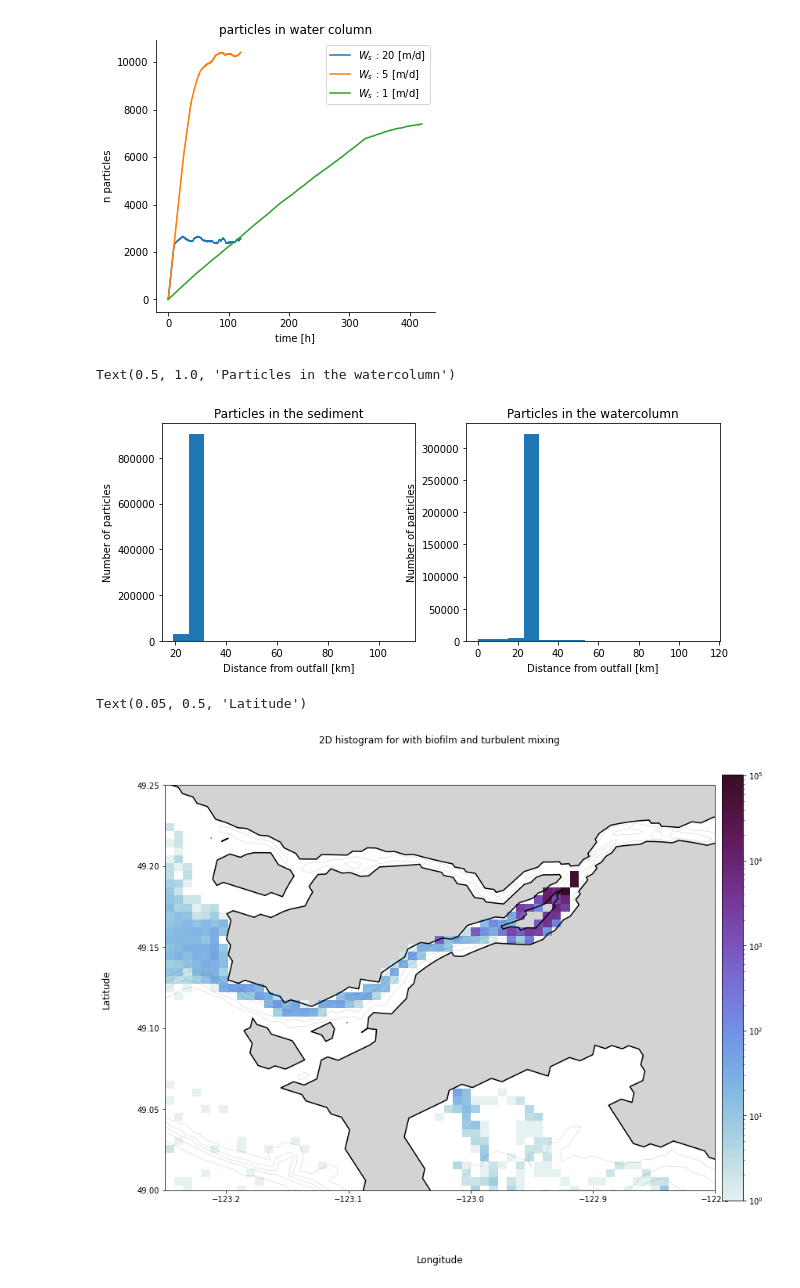
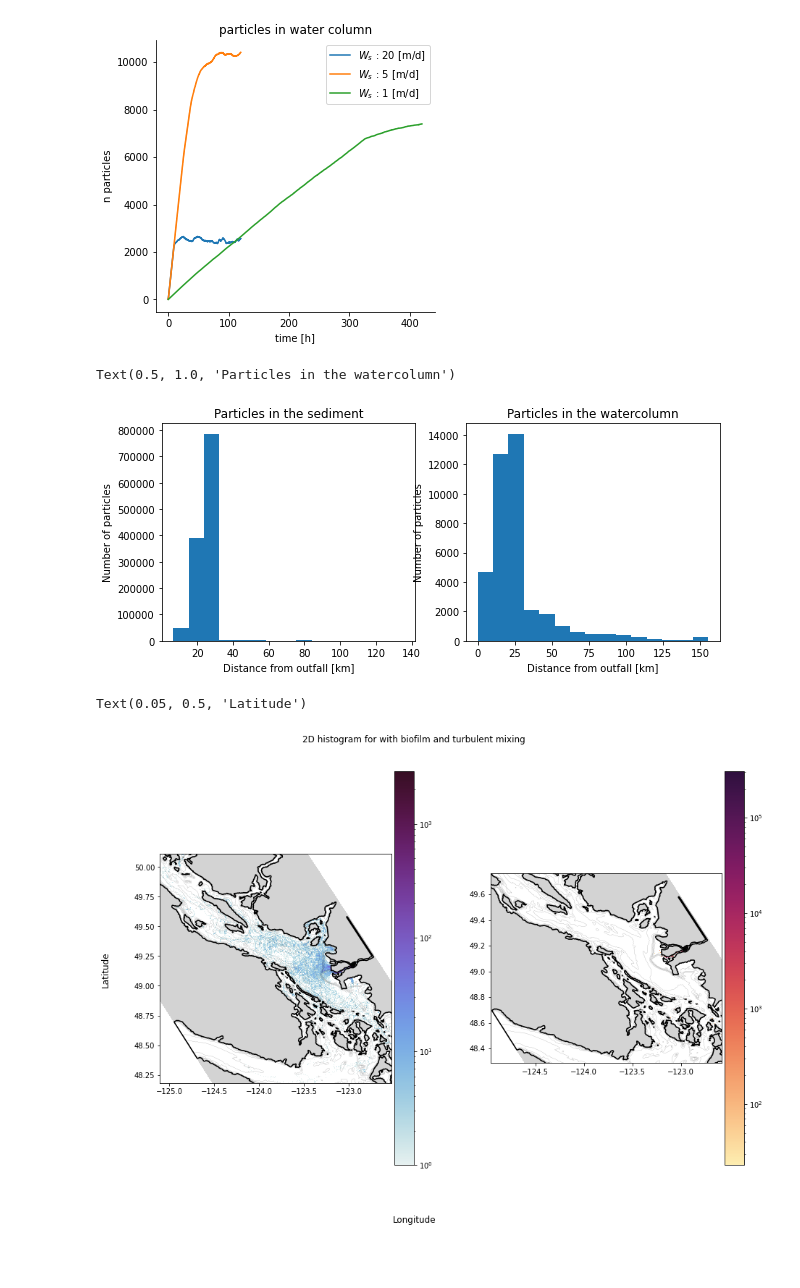
Before and after one commit to SalishSeaCast/analysis-jose, a Jupyter notebook: notebooks/parcels/Remote/Fibres/biofilm_figures(Sloww).ipynb, the cells around one changed output. Cells and saved outputs as stored; diff of their text form; code cells hidden in the pictures; blank space fills up the shorter version.

```diff
--- a/notebooks/parcels/Remote/Fibres/biofilm_figures(Sloww).ipynb
+++ b/notebooks/parcels/Remote/Fibres/biofilm_figures(Sloww).ipynb
@@ -23,7 +23,7 @@ from OP_functions import *
 # Define paths
 local = 0 #Set to 0 when working on server
 paths = path(local)
-config='/home/jvalenti/MOAD/analysis-jose/OParcels/Biofilm.yaml'
+config='/home/jvalenti/MOAD/analysis-jose/OParcels/Turb_off.yaml'
 # %%
 param = load_config(config)
 start = datetime(param['startdate']['year'], param['startdate']['month'], param['startdate']['day']) #Start date
@@ -51,7 +51,7 @@ coords = xr.open_dataset(paths['coords'], decode_times=False)
 mask = xr.open_dataset(paths['mask'])
 ds = xr.open_dataset(outfile)
 # %%
-ds = xr.open_dataset('/results2/SalishSea/nowcast-green.201905/01jun21/SalishSea_1d_20210601_20210601_ptrc_T.nc')
+#ds = xr.open_dataset('/results2/SalishSea/nowcast-green.201905/01jun21/SalishSea_1d_20210601_20210601_ptrc_T.nc')
 # %%
 DS=ds.to_dataframe()
 
@@ -122,58 +122,58 @@ axs[1].set_ylabel('Number of particles')
 axs[1].set_title('Particles in the watercolumn')
 # %% [output]
 Text(0.5, 1.0, 'Particles in the watercolumn')
-[figure, old version]
+[figure, new version]
 # %%
 cm = cmocean.cm.dense
 
-fig, ax1 = plt.subplots(1,figsize=(15, 10))
+fig, [ax1,ax2] = plt.subplots(1,2,figsize=(15, 10))
 ax1.contour(coords.nav_lon, coords.nav_lat, mask.mbathy[0,:,:],colors='k',linewidths=0.1)
 ax1.contourf(coords.nav_lon, coords.nav_lat, mask.tmask[0, 0, ...], levels=[-0.01, 0.01], colors='lightgray')
 ax1.contour(coords.nav_lon, coords.nav_lat, mask.tmask[0, 0, ...], levels=[-0.01, 0.01], colors='k')
 
-# ax2.contour(coords.nav_lon, coords.nav_lat, mask.mbathy[0,:,:],colors='k',linewidths=0.1)
-# ax2.contourf(coords.nav_lon, coords.nav_lat, mask.tmask[0, 0, ...], levels=[-0.01, 0.01], colors='lightgray')
-# ax2.contour(coords.nav_lon, coords.nav_lat, mask.tmask[0, 0, ...], levels=[-0.01, 0.01], colors='k')
+ax2.contour(coords.nav_lon, coords.nav_lat, mask.mbathy[0,:,:],colors='k',linewidths=0.1)
+ax2.contourf(coords.nav_lon, coords.nav_lat, mask.tmask[0, 0, ...], levels=[-0.01, 0.01], colors='lightgray')
+ax2.contour(coords.nav_lon, coords.nav_lat, mask.tmask[0, 0, ...], levels=[-0.01, 0.01], colors='k')
 
 # ax3.contour(coords.nav_lon, coords.nav_lat, mask.mbathy[0,:,:],colors='k',linewidths=0.1)
 # ax3.contourf(coords.nav_lon, coords.nav_lat, mask.tmask[0, 0, ...], levels=[-0.01, 0.01], colors='lightgray')
 # ax3.contour(coords.nav_lon, coords.nav_lat, mask.tmask[0, 0, ...], levels=[-0.01, 0.01], colors='k')
 
 
 aa=ax1.hist2d(Collon,Collat,300,norm = colors.LogNorm(), cmap =cm)
 cb2=fig.colorbar(aa[3],ax=ax1,pad=0.01)
 cb2.ax.get_yaxis().labelpad = 15
-ax1.set_xlim([-123.25,-122.8])
-ax1.set_ylim([49,49.25])
+#ax1.set_xlim([-123.25,-122.8])
+#ax1.set_ylim([49,49.25])
 
 
-# aa2=ax2.hist2d(Sedlon,Sedlat,300,norm = colors.LogNorm(), cmap =cmocean.cm.matter)
-# ax2.set_xlim([-125.5,-122])
-# ax2.set_ylim([47.9,50.5])
-# cb2=fig.colorbar(aa2[3],ax=ax2,pad=0.01)
-# cb2.ax.get_yaxis().labelpad = 15
+aa2=ax2.hist2d(Sedlon,Sedlat,300,norm = colors.LogNorm(), cmap =cmocean.cm.matter)
+#ax2.set_xlim([-123.25,-122.8])
+#ax2.set_ylim([49,49.25])
+cb2=fig.colorbar(aa2[3],ax=ax2,pad=0.01)
+cb2.ax.get_yaxis().labelpad = 15
 
-# aa=ax3.hist2d(Belon,Belat,300,norm = colors.LogNorm(), cmap =cmocean.cm.matter)
-# cb2=fig.colorbar(aa[3],ax=ax3,pad=0.01)
-# cb2.ax.get_yaxis().labelpad = 15
-# ax3.set_xlim([-125.5,-122])
-# ax3.set_ylim([47.9,50.5])
+#aa=ax3.hist2d(Belon,Belat,300,norm = colors.LogNorm(), cmap =cmocean.cm.matter)
+#cb2=fig.colorbar(aa[3],ax=ax3,pad=0.01)
+#cb2.ax.get_yaxis().labelpad = 15
+#ax3.set_xlim([-123.25,-122.8])
+#ax3.set_ylim([49,49.25])
 
-# ax1.set_xticks(np.arange(-125, -122, step=1))
-# ax2.set_xticks(np.arange(-125, -122, step=1))
-# ax3.set_xticks(np.arange(-125, -122, step=1))
+#ax1.set_xticks(np.arange(-125, -122, step=1))
+#ax2.set_xticks(np.arange(-125, -122, step=1))
+#ax3.set_xticks(np.arange(-125, -122, step=1))
 ax1.set_aspect(1/np.sin(np.deg2rad(49)))
-# ax2.set_aspect(1/np.sin(np.deg2rad(49)))
-# ax3.set_aspect(1/np.sin(np.deg2rad(49)))
+ax2.set_aspect(1/np.sin(np.deg2rad(49)))
+#ax3.set_aspect(1/np.sin(np.deg2rad(49)))
 
 
 fig.suptitle(f'2D histogram for with biofilm and turbulent mixing',y=0.95,x=0.45)
 fig.supxlabel('Longitude',x=0.45)
 fig.supylabel('Latitude',x=0.05)
 #plt.savefig("/home/jvalenti/MOAD/2dhist.pdf")
 # %% [output]
 Text(0.05, 0.5, 'Latitude')
-[figure, old version]
+[figure, new version]
 # %%
 # #Green Particles are on the sediment
 fig, axs = plt.subplots(1,figsize=(12, 10))
```
Also changed, not shown: parts of 1 cell of this notebook, 24 other files.
